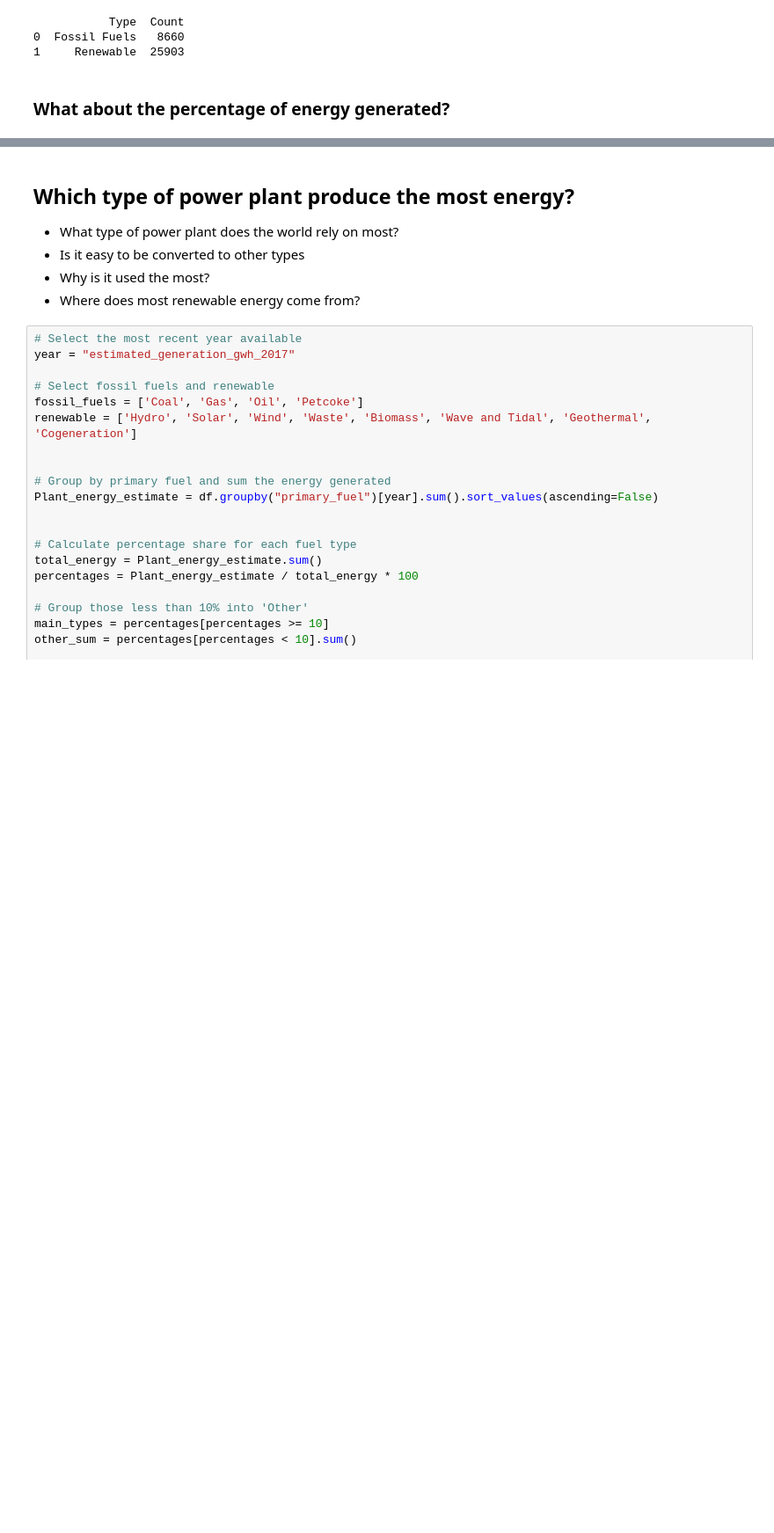
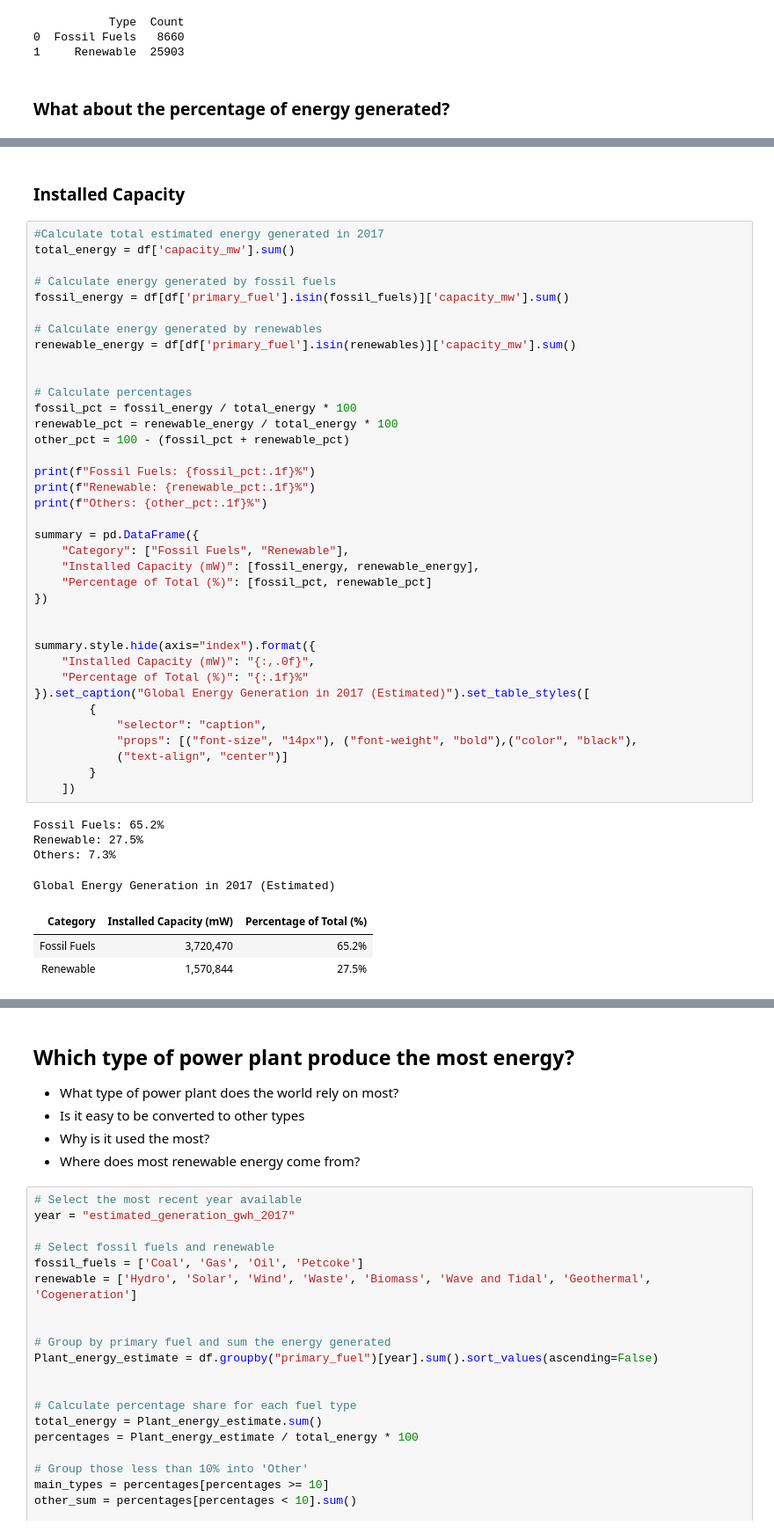
Before and after one commit to ottoittikorn/Projects_2025, a Jupyter notebook: Global Power Plant database.ipynb, the cells around one changed output, grey strips where cells are left out. Shown at 88% size. Cells and saved outputs as stored; diff of their text form; blank space fills up the shorter version.

```diff
--- a/Global Power Plant database.ipynb
+++ b/Global Power Plant database.ipynb
@@ -274,3 +276,50 @@ plt.tight_layout()
 plt.show()
 # %% [output]
 [figure]
+# %% [markdown]
+### **Installed Capacity**
+# %%
+#Calculate total estimated energy generated in 2017
+total_energy = df['capacity_mw'].sum()
+
+# Calculate energy generated by fossil fuels
+fossil_energy = df[df['primary_fuel'].isin(fossil_fuels)]['capacity_mw'].sum()
+
+# Calculate energy generated by renewables
+renewable_energy = df[df['primary_fuel'].isin(renewables)]['capacity_mw'].sum()
+
+
+# Calculate percentages
+fossil_pct = fossil_energy / total_energy * 100
+renewable_pct = renewable_energy / total_energy * 100
+other_pct = 100 - (fossil_pct + renewable_pct)
+
+print(f"Fossil Fuels: {fossil_pct:.1f}%")
+print(f"Renewable: {renewable_pct:.1f}%")
+print(f"Others: {other_pct:.1f}%")
+
+summary = pd.DataFrame({
+    "Category": ["Fossil Fuels", "Renewable"],
+    "Installed Capacity (mW)": [fossil_energy, renewable_energy],
+    "Percentage of Total (%)": [fossil_pct, renewable_pct]
+})
+
+
+summary.style.hide(axis="index").format({
+    "Installed Capacity (mW)": "{:,.0f}",
+    "Percentage of Total (%)": "{:.1f}%"
+}).set_caption("Global Energy Generation in 2017 (Estimated)").set_table_styles([
+        {
+            "selector": "caption",
+            "props": [("font-size", "14px"), ("font-weight", "bold"),("color", "black"),
+            ("text-align", "center")]
+        }
+    ])
+# %% [output]
+Fossil Fuels: 65.2%
+Renewable: 27.5%
+Others: 7.3%
+Global Energy Generation in 2017 (Estimated)
+| Category | Installed Capacity (mW) | Percentage of Total (%) |
+| Fossil Fuels | 3,720,470 | 65.2% |
+| Renewable | 1,570,844 | 27.5% |
```
Also changed, not shown: parts of 8 cells of this notebook, 13 other files.
